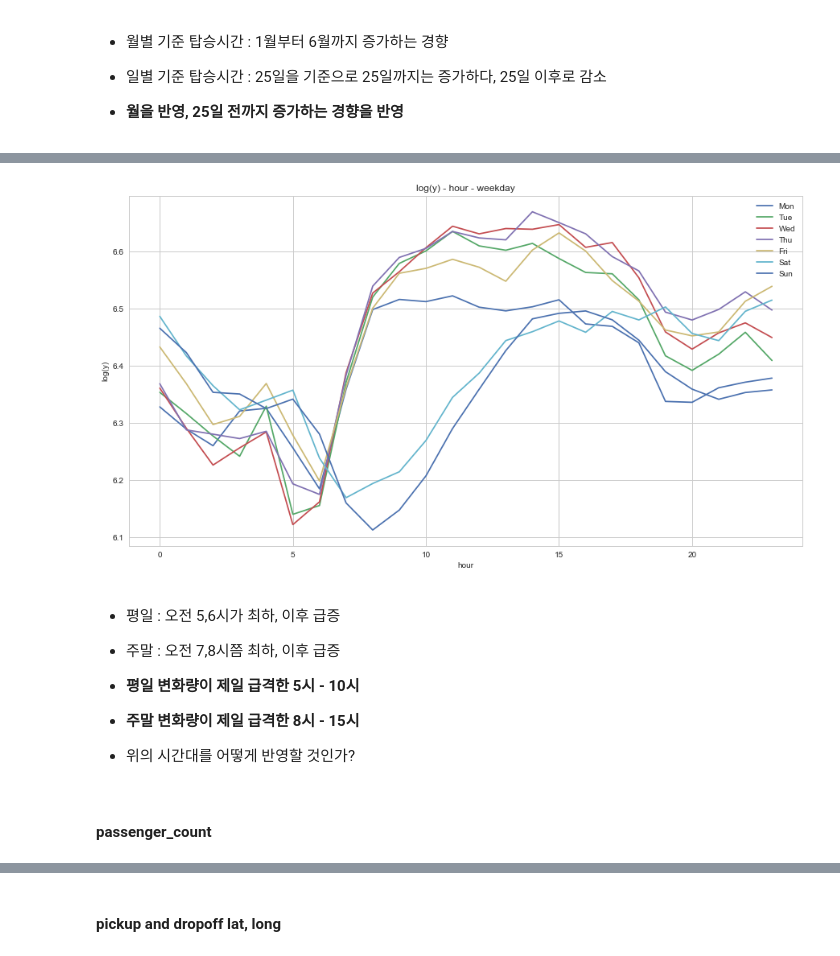
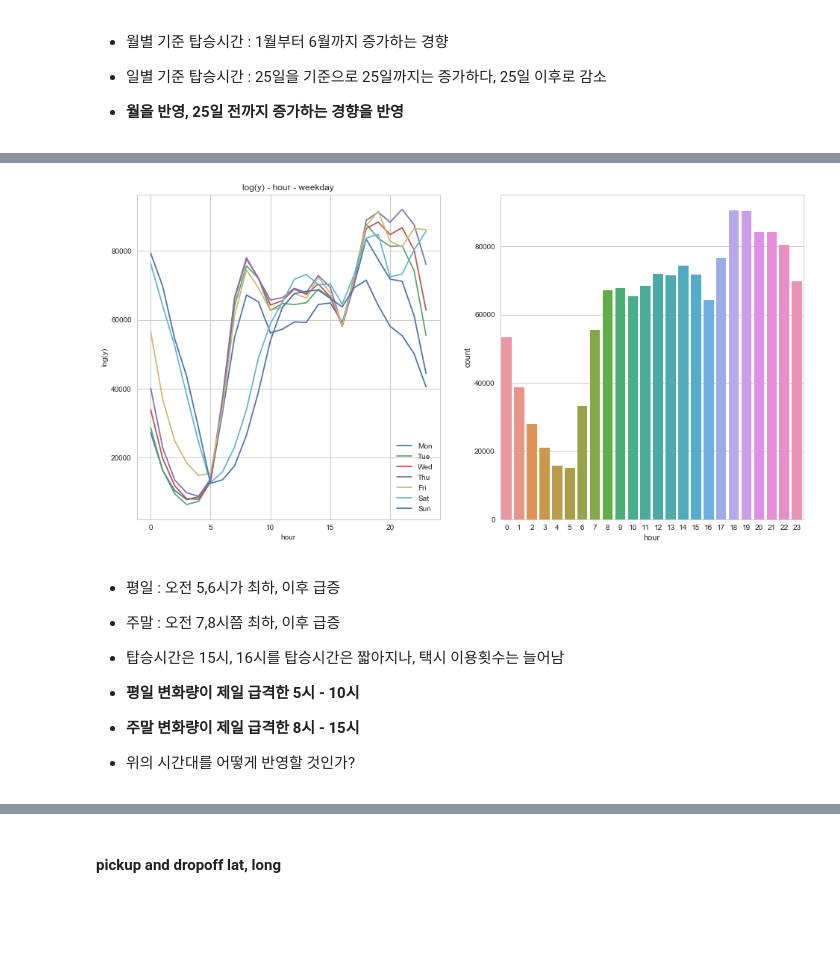
Before and after one commit to KANG91/dss-project-taxi, a Jupyter notebook: Kang/after_project_EDA.ipynb, the cells around one changed output, grey strips where cells are left out. Drawn from its saved outputs; the diff is of its cells as text; code cells hidden in the pictures; blank space fills up the shorter version.

```diff
--- a/Kang/after_project_EDA.ipynb
+++ b/Kang/after_project_EDA.ipynb
@@ -201,5 +201,5 @@ Text(0.5,1,'log(y) - day')
 
  - **월을 반영, 25일 전까지 증가하는 경향을 반영**
 # %%
-#요일별 탑승시간
-y_hour_weekday = train.pivot_table(values = "log1p_y", index = "hour", columns = "weekday")
+#요일별,시간별 평균 탑승시간
+y_hour_weekday = train.pivot_table(values = "log1p_y", index = "hour", columns = "weekday", aggfunc = "sum")
@@ -209,23 +206,28 @@ y_hour_weekday = train.pivot_table(values = "log1p_y", index = "hour", columns =
 # %%
+#요일별,시간별 평균 탑승시간
 sns.set(style = "whitegrid")
-plt.figure(figsize = (15, 8))
+plt.figure(figsize = (16, 8))
+plt.subplot(1, 2, 1)
 plt.plot(y_hour_weekday)
 plt.xlabel("hour", fontsize = 10)
 plt.ylabel("log(y)" , fontsize = 10)
 plt.legend(["Mon", "Tue", "Wed", "Thu", "Fri", "Sat", "Sun"])
 plt.title("log(y) - hour - weekday")
+
+#시간별 탑승 횟수
+plt.subplot(1, 2, 2)
+sns.countplot(train["hour"])
 plt.show()
 # %% [output]
-[figure, old version]
+[figure, new version]
 # %% [markdown]
 - 평일 : 오전 5,6시가 최하, 이후 급증
 - 주말 : 오전 7,8시쯤 최하, 이후 급증
 
+- 탑승시간은 15시, 16시를 탑승시간은 짧아지나, 택시 이용횟수는 늘어남
 
 - **평일 변화량이 제일 급격한 5시 - 10시**
 - **주말 변화량이 제일 급격한 8시 - 15시**
 
 
 - 위의 시간대를 어떻게 반영할 것인가?
-# %% [markdown]
-#### passenger_count
```
Also changed, not shown: parts of 50 cells of this notebook, 1 other file.
